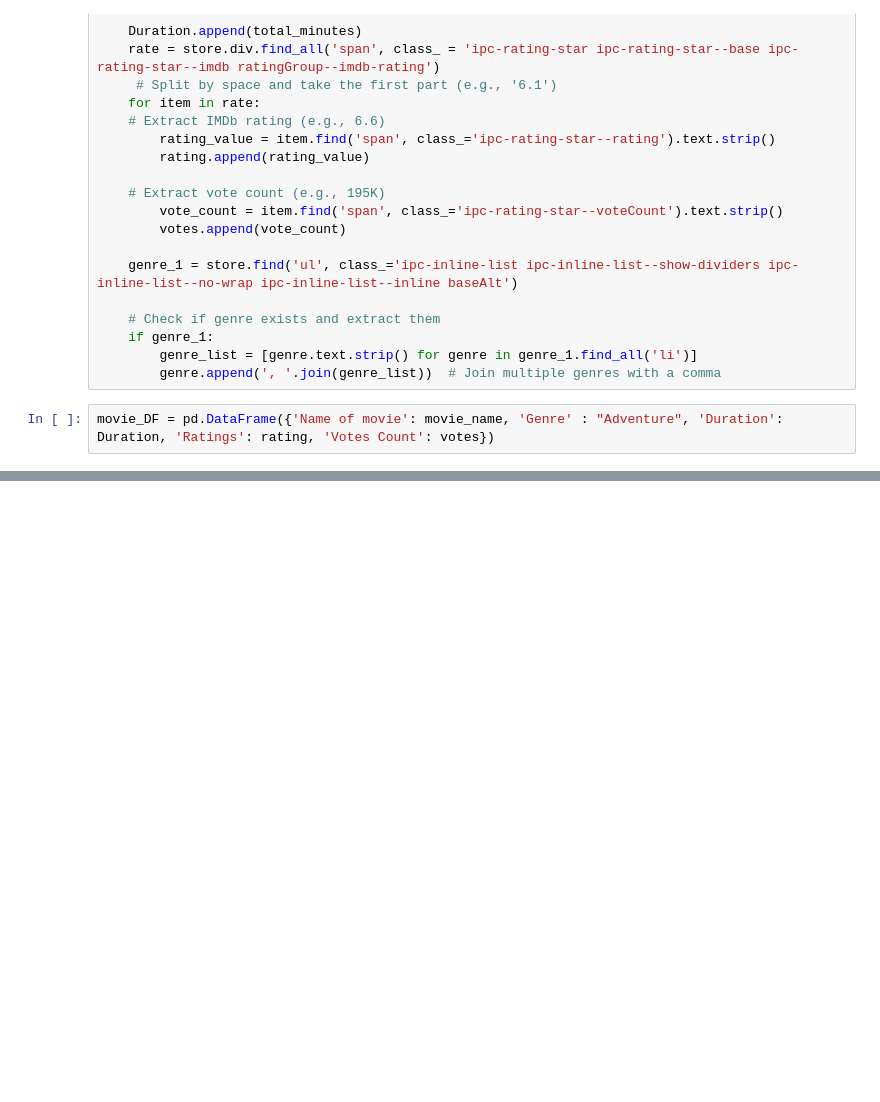
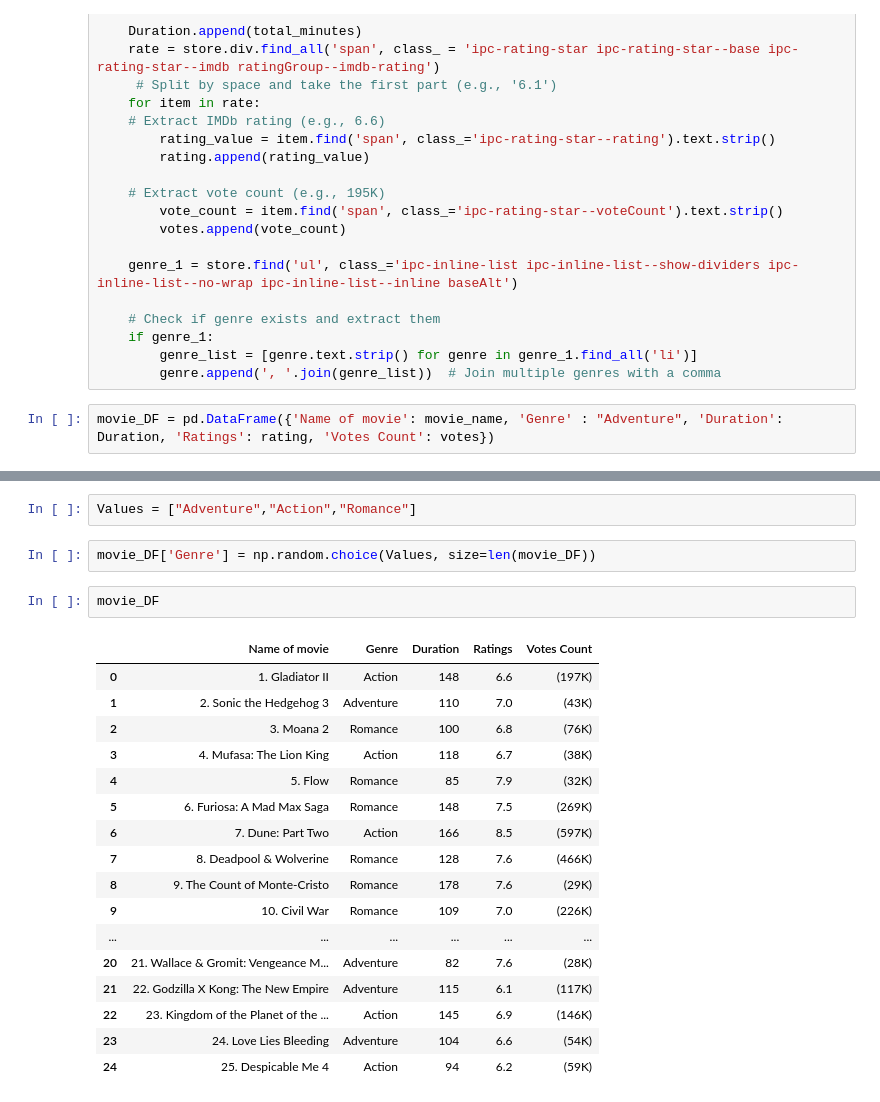
Before and after one commit to divyakolapan97/IMBD, a Jupyter notebook: IMBD_Extraction.ipynb, the cells around one changed output, grey strips where cells are left out. Cells and saved outputs as stored; diff of their text form; blank space fills up the shorter version.

```diff
--- a/IMBD_Extraction.ipynb
+++ b/IMBD_Extraction.ipynb
@@ -83,3 +84,27 @@ movie_DF
 | 22 | 23. Kingdom of the Planet of the ... | Adventure | 145 | 6.9 | (146K) |
 | 23 | 24. Love Lies Bleeding | Adventure | 104 | 6.6 | (54K) |
 | 24 | 25. Despicable Me 4 | Adventure | 94 | 6.2 | (59K) |
+# %%
+Values = ["Adventure","Action","Romance"]
+# %%
+movie_DF['Genre'] = np.random.choice(Values, size=len(movie_DF))
+# %%
+movie_DF
+# %% [output]
+|  | Name of movie | Genre | Duration | Ratings | Votes Count |
+| 0 | 1. Gladiator II | Action | 148 | 6.6 | (197K) |
+| 1 | 2. Sonic the Hedgehog 3 | Adventure | 110 | 7.0 | (43K) |
+| 2 | 3. Moana 2 | Romance | 100 | 6.8 | (76K) |
+| 3 | 4. Mufasa: The Lion King | Action | 118 | 6.7 | (38K) |
+| 4 | 5. Flow | Romance | 85 | 7.9 | (32K) |
+| 5 | 6. Furiosa: A Mad Max Saga | Romance | 148 | 7.5 | (269K) |
+| 6 | 7. Dune: Part Two | Action | 166 | 8.5 | (597K) |
+| 7 | 8. Deadpool & Wolverine | Romance | 128 | 7.6 | (466K) |
+| 8 | 9. The Count of Monte-Cristo | Romance | 178 | 7.6 | (29K) |
+| 9 | 10. Civil War | Romance | 109 | 7.0 | (226K) |
+| ... | ... | ... | ... | ... | ... |
+| 20 | 21. Wallace & Gromit: Vengeance M... | Adventure | 82 | 7.6 | (28K) |
+| 21 | 22. Godzilla X Kong: The New Empire | Adventure | 115 | 6.1 | (117K) |
+| 22 | 23. Kingdom of the Planet of the ... | Action | 145 | 6.9 | (146K) |
+| 23 | 24. Love Lies Bleeding | Adventure | 104 | 6.6 | (54K) |
+| 24 | 25. Despicable Me 4 | Action | 94 | 6.2 | (59K) |
```
Also changed, not shown: parts of 8 cells of this notebook, 1 other file.
